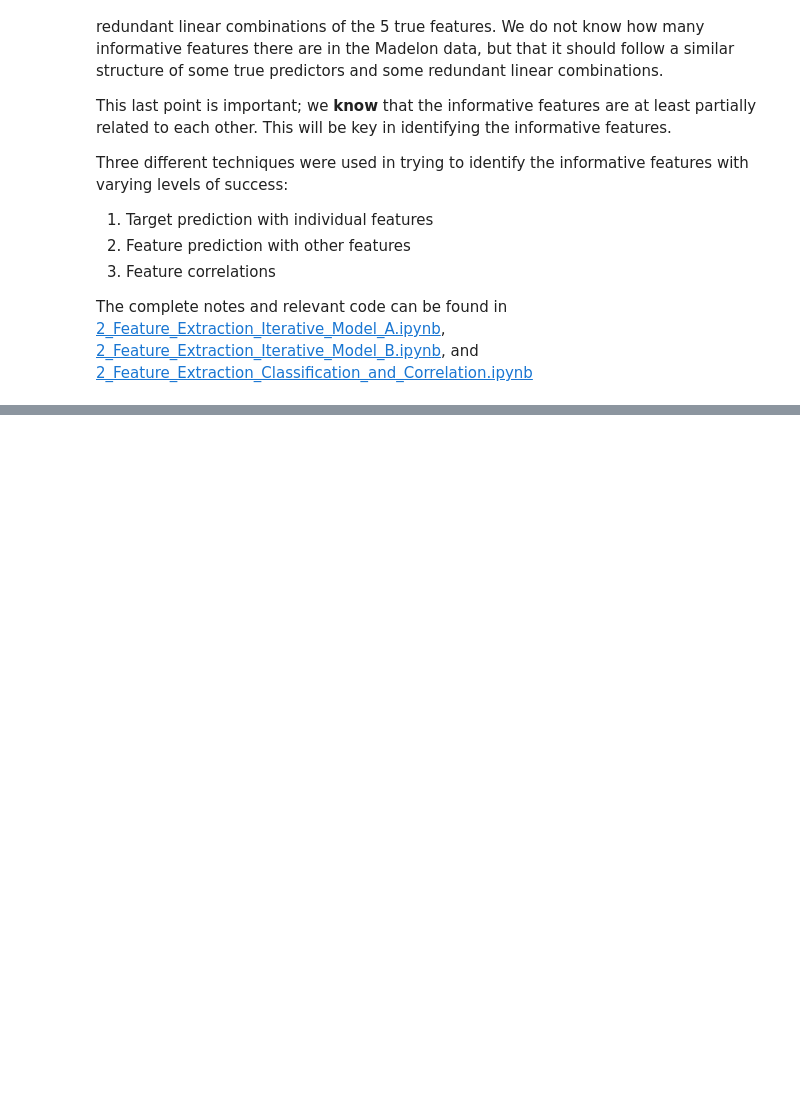
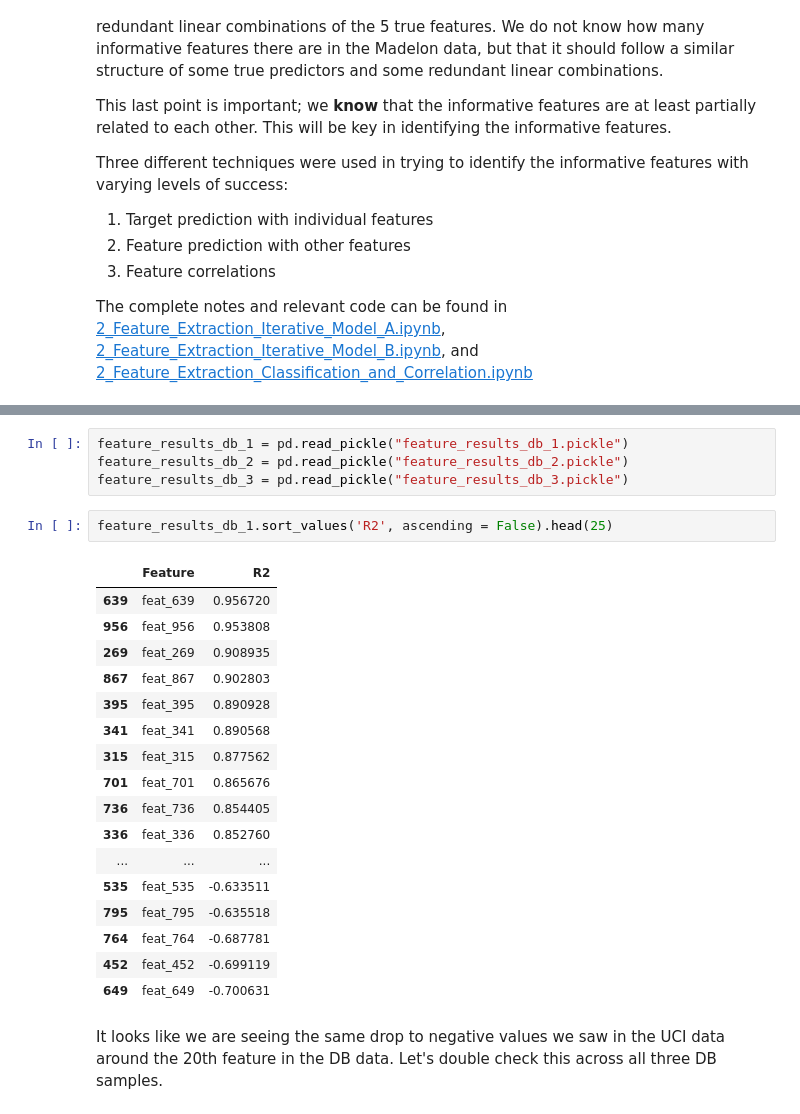
Before and after one commit to djkjohnston/Feature_Selection_Classification_GA_DSI_Proj3, a Jupyter notebook: Madelon Report.ipynb, the cells around one changed output, grey strips where cells are left out. Drawn from its saved outputs; the diff is of its cells as text; blank space fills up the shorter version.

```diff
--- a/Madelon Report.ipynb
+++ b/Madelon Report.ipynb
@@ -296,0 +455,26 @@ The complete notes and relevant code can be found in [2_Feature_Extraction_Itera
+# %%
+feature_results_db_1 = pd.read_pickle("feature_results_db_1.pickle")
+feature_results_db_2 = pd.read_pickle("feature_results_db_2.pickle")
+feature_results_db_3 = pd.read_pickle("feature_results_db_3.pickle")
+# %%
+feature_results_db_1.sort_values('R2', ascending = False).head(25)
+# %% [output]
+|  | Feature | R2 |
+| 639 | feat_639 | 0.956720 |
+| 956 | feat_956 | 0.953808 |
+| 269 | feat_269 | 0.908935 |
+| 867 | feat_867 | 0.902803 |
+| 395 | feat_395 | 0.890928 |
+| 341 | feat_341 | 0.890568 |
+| 315 | feat_315 | 0.877562 |
+| 701 | feat_701 | 0.865676 |
+| 736 | feat_736 | 0.854405 |
+| 336 | feat_336 | 0.852760 |
+| ... | ... | ... |
+| 535 | feat_535 | -0.633511 |
+| 795 | feat_795 | -0.635518 |
+| 764 | feat_764 | -0.687781 |
+| 452 | feat_452 | -0.699119 |
+| 649 | feat_649 | -0.700631 |
+# %% [markdown]
+It looks like we are seeing the same drop to negative values we saw in the UCI data around the 20th feature in the DB data. Let's double check this across all three DB samples.
```
Also changed, not shown: parts of 32 cells of this notebook.
